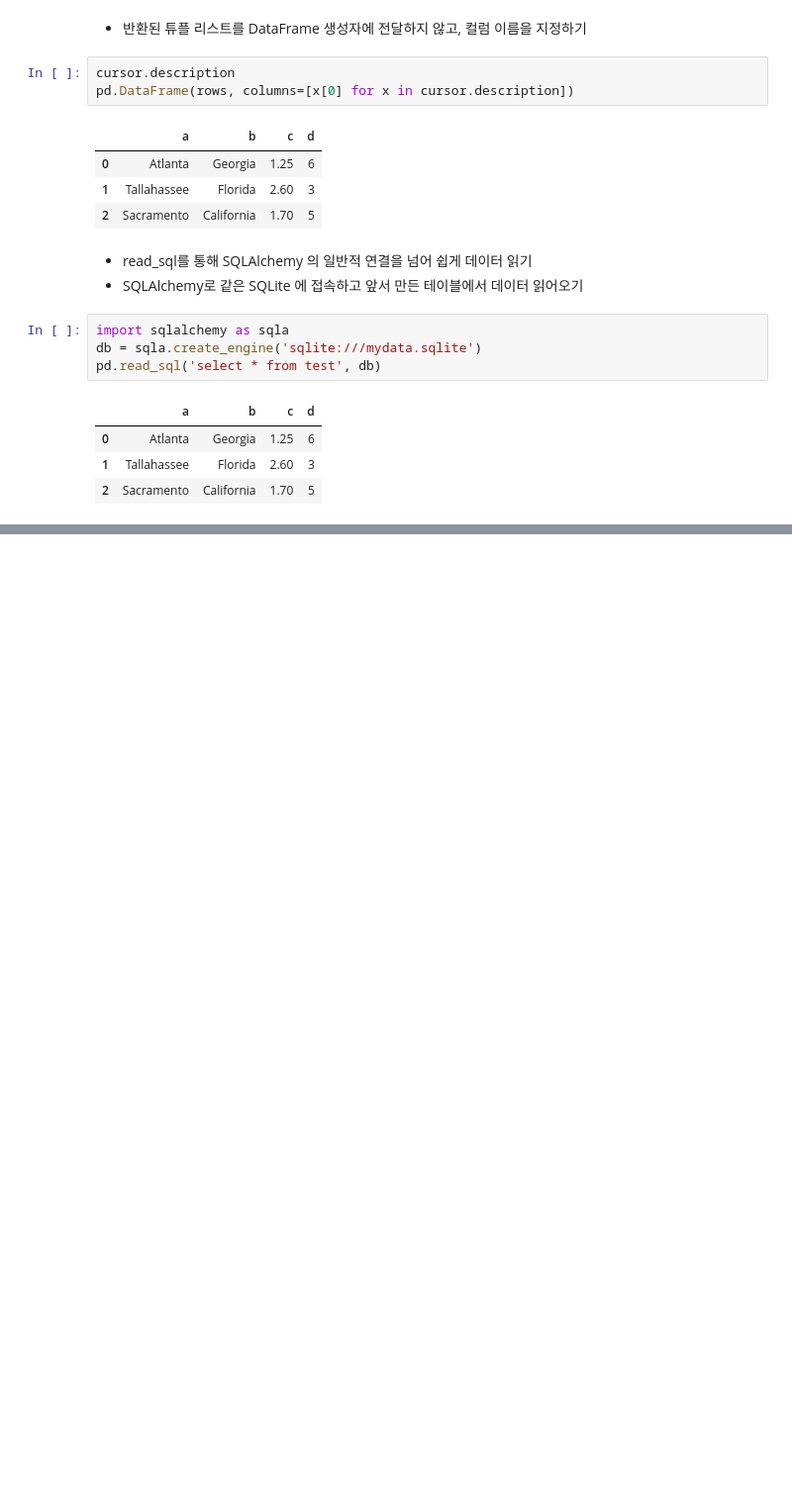
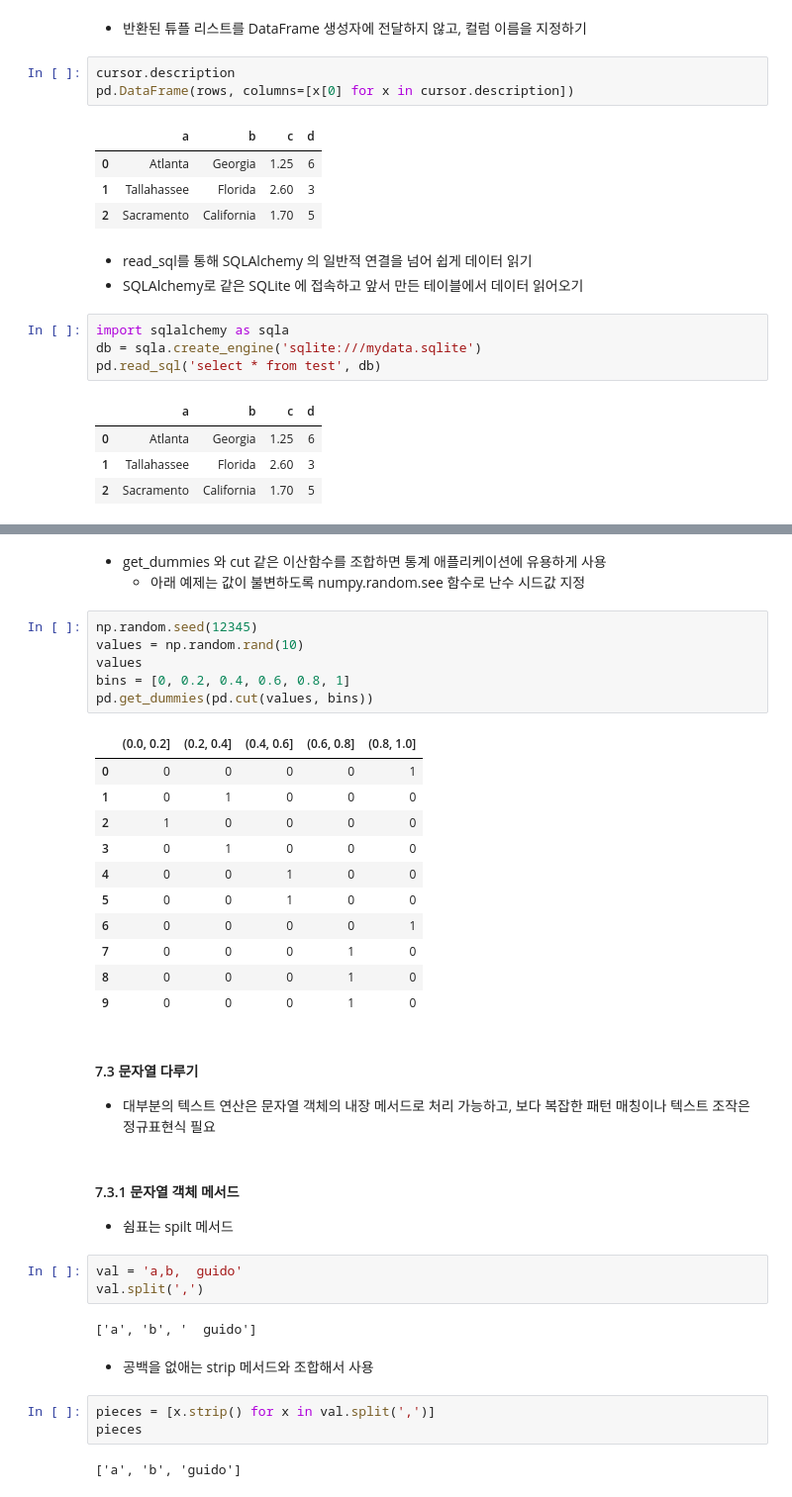
Before and after one commit to helloKH/Psypy, a Jupyter notebook: Psypy_Data Load & Preparations(Chapter 6 ~7).ipynb, the cells around one changed output, grey strips where cells are left out. Shown at 99% size. Drawn from its saved outputs; the diff is of its cells as text; blank space fills up the shorter version.

```diff
--- a/Psypy_Data Load & Preparations(Chapter 6 ~7).ipynb
+++ b/Psypy_Data Load & Preparations(Chapter 6 ~7).ipynb
@@ -716,0 +1497,39 @@ pd.read_sql('select * from test', db)
+# %% [markdown]
+- get_dummies 와 cut 같은 이산함수를 조합하면 통계 애플리케이션에 유용하게 사용
+  - 아래 예제는 값이 불변하도록 numpy.random.see 함수로 난수 시드값 지정
+# %%
+np.random.seed(12345)
+values = np.random.rand(10)
+values
+bins = [0, 0.2, 0.4, 0.6, 0.8, 1]
+pd.get_dummies(pd.cut(values, bins))
+# %% [output]
+|  | (0.0, 0.2] | (0.2, 0.4] | (0.4, 0.6] | (0.6, 0.8] | (0.8, 1.0] |
+| 0 | 0 | 0 | 0 | 0 | 1 |
+| 1 | 0 | 1 | 0 | 0 | 0 |
+| 2 | 1 | 0 | 0 | 0 | 0 |
+| 3 | 0 | 1 | 0 | 0 | 0 |
+| 4 | 0 | 0 | 1 | 0 | 0 |
+| 5 | 0 | 0 | 1 | 0 | 0 |
+| 6 | 0 | 0 | 0 | 0 | 1 |
+| 7 | 0 | 0 | 0 | 1 | 0 |
+| 8 | 0 | 0 | 0 | 1 | 0 |
+| 9 | 0 | 0 | 0 | 1 | 0 |
+# %% [markdown]
+#### 7.3 문자열 다루기
+- 대부분의 텍스트 연산은 문자열 객체의 내장 메서드로 처리 가능하고, 보다 복잡한 패턴 매칭이나 텍스트 조작은 정규표현식 필요
+# %% [markdown]
+#### 7.3.1 문자열 객체 메서드
+- 쉼표는 spilt 메서드
+# %%
+val = 'a,b,  guido'
+val.split(',')
+# %% [output]
+['a', 'b', '  guido']
+# %% [markdown]
+- 공백을 없애는 strip 메서드와 조합해서 사용
+# %%
+pieces = [x.strip() for x in val.split(',')]
+pieces
+# %% [output]
+['a', 'b', 'guido']
```
Also changed, not shown: parts of 181 cells of this notebook.
